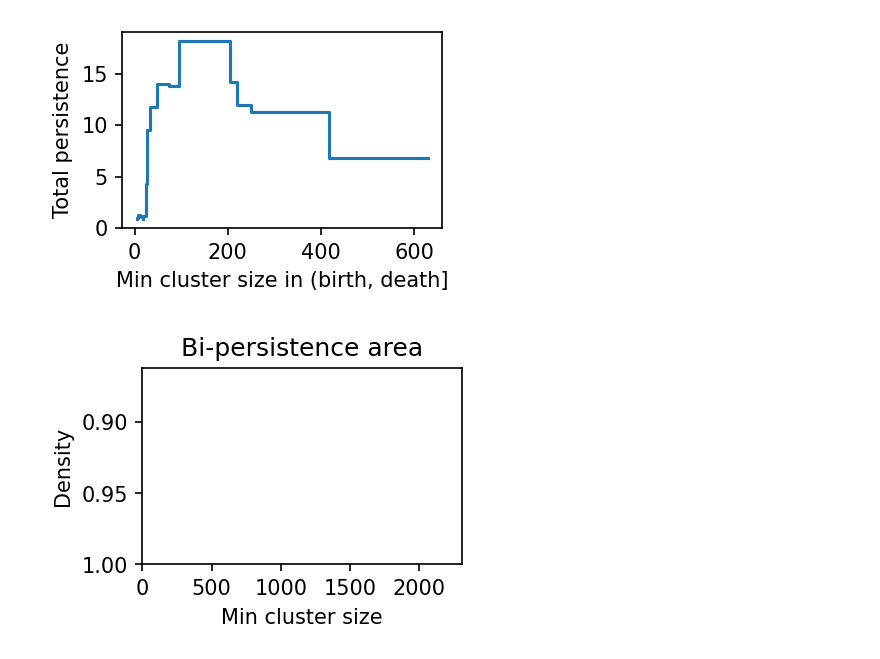
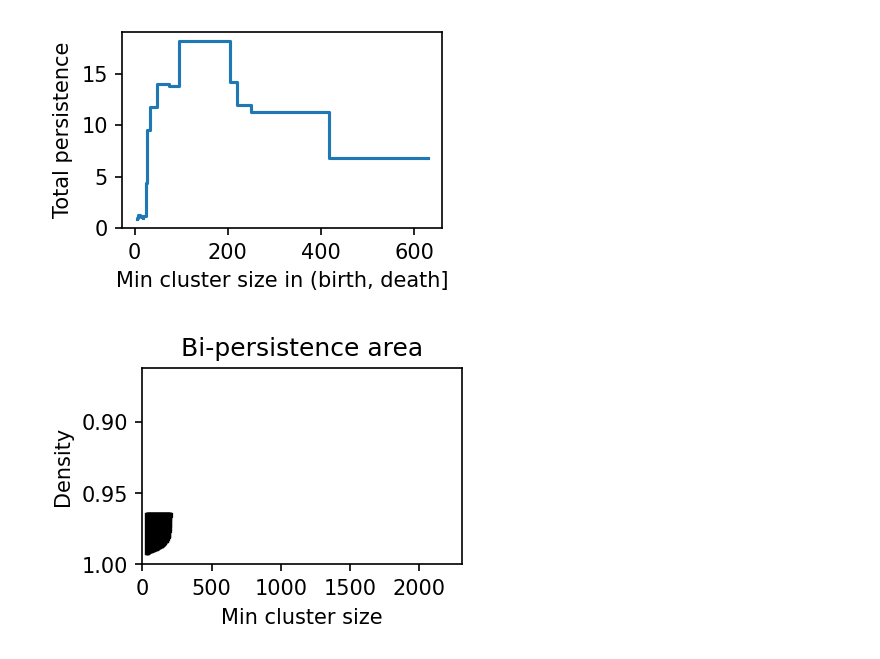
Before and after one commit to JelmerBot/fast_plscan, a Jupyter notebook: docs/using_bi_persistences.ipynb, the cells around one changed output. Saved outputs shown, nothing was run; the diff lists cells and outputs as text; code cells hidden in the pictures.

```diff
--- a/docs/using_bi_persistences.ipynb
+++ b/docs/using_bi_persistences.ipynb
@@ -101,5 +101,5 @@ example, leaf cluster 16 occupies the highlighted area:
 # %%
-leaf_idx = 15
+leaf_idx = 18
 max_dist = c_sdist._leaf_tree.max_distance[leaf_idx]
 size_trace, pers_trace = compute_distance_icicles(
     c_sdist._leaf_tree, c_sdist._condensed_tree, data.shape[0]
@@ -135,18 +135,17 @@ plt.show()
 # %% [output]
 [figure]
 # %%
-leaf_idx = 15
 max_dist = np.exp(-c_sdens._leaf_tree.max_distance[leaf_idx])
 size_trace, pers_trace = compute_density_icicles(
     c_sdens._leaf_tree, c_sdens._condensed_tree, data.shape[0]
 )
 for size, pers in zip(size_trace[leaf_idx], pers_trace[leaf_idx]):
     plt.plot([size, size], [max_dist + pers, max_dist], "k-")
 plt.xlim(0, data.shape[0])
 plt.ylim(1, np.exp(-c_sdens._leaf_tree.max_distance[0]))
 plt.xlabel("Min cluster size")
 plt.ylabel("Density")
 plt.title("Bi-persistence area")
 plt.show()
 # %% [output]
-[figure, old version]
+[figure, new version]
```
Also changed, not shown: parts of 2 cells of this notebook, 4 other files.
